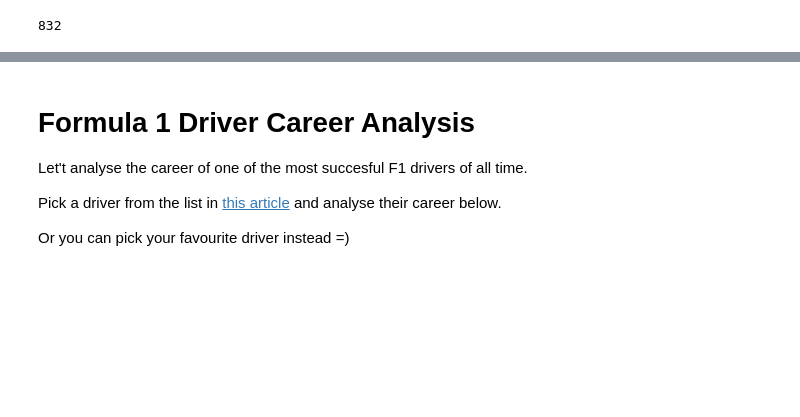
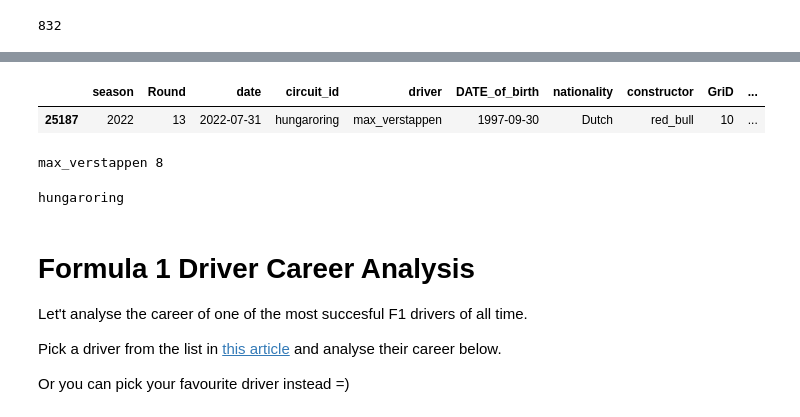
Before and after one commit to autrefois/bootcamp, a Jupyter notebook: 2022/python_workshop/notebooks/08_pandas.ipynb, the cells around one changed output, grey strips where cells are left out. Drawn from its saved outputs; the diff is of its cells as text; code cells hidden in the pictures; blank space fills up the shorter version.

```diff
--- a/2022/python_workshop/notebooks/08_pandas.ipynb
+++ b/2022/python_workshop/notebooks/08_pandas.ipynb
@@ -867,20 +872,31 @@ print(x)
 # %%
 # what are the results from the latest race?
-
+f1_results[(f1_results['date']== '2022-07-31')].head(1)
 # hint: you may use the date column; convert it to datetime first!
+# %% [output]
+|  | season | Round | date | circuit_id | driver | DATE_of_birth | nationality | constructor | GriD | ... |
+| 25187 | 2022 | 13 | 2022-07-31 | hungaroring | max_verstappen | 1997-09-30 | Dutch | red_bull | 10 | ... |
 # %%
 # who won the race? how many races has this pilot won this year?
 
 # hints:
 # get the winner by filterinf f1_results on 'date' and 'podium';
+winner = f1_results[(f1_results['date']== '2022-07-31') & (f1_results['podium'] == 1)].iloc[0][4]
+print(winner, f1_results[(f1_results['driver'] == winner) & (f1_results['podium'] == 1) & (f1_results['season'] == 2022)]. value_counts().sum())
 # then use iloc[i][j] to access the first (and only) row (i) of the dataframe and the 'driver' column (j)
 # winner = f1_results[ ... filters ... ].iloc[i][j]
 
 
 # use this ^ to filter f1_results on season, podium and driver
 # and then count
+# %% [output]
+max_verstappen 8
 # %%
 # on which circuit did Lewis Hamilton have the most wins?
+lh = f1_results[(f1_results['podium'] == 1) & (f1_results['driver'] == 'hamilton')]['circuit_id'].value_counts().idxmax()
+print(lh.replace('',''))
+# %% [output]
+hungaroring
 # %% [markdown]
 # Formula 1 Driver Career Analysis
 Let't analyse the career of one of the most succesful F1 drivers of all time.
```
Also changed, not shown: parts of 21 cells of this notebook.
